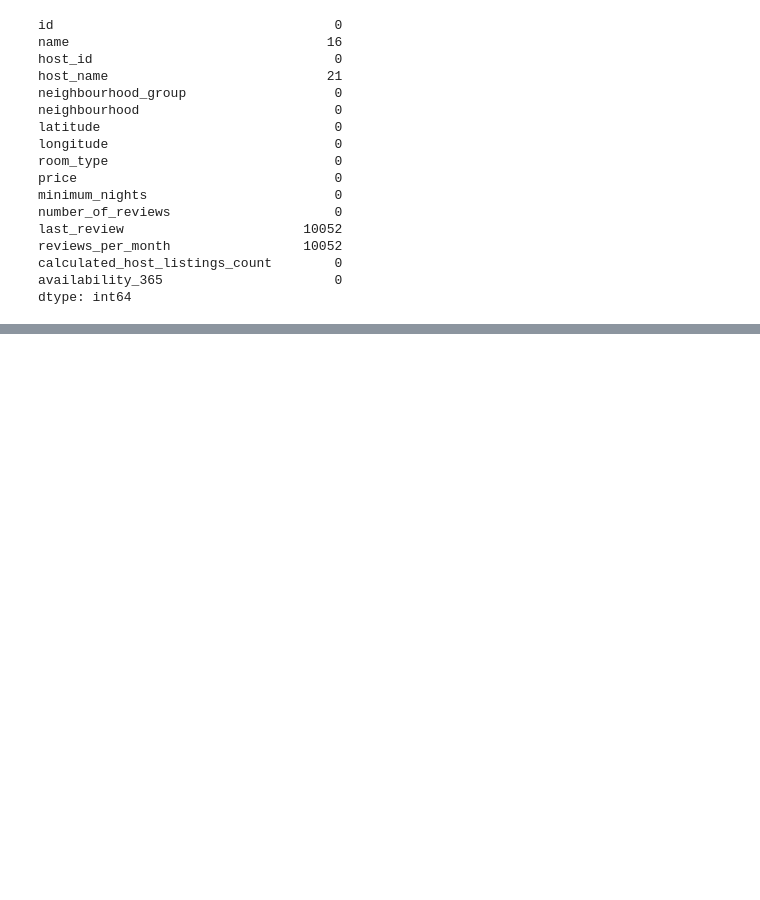
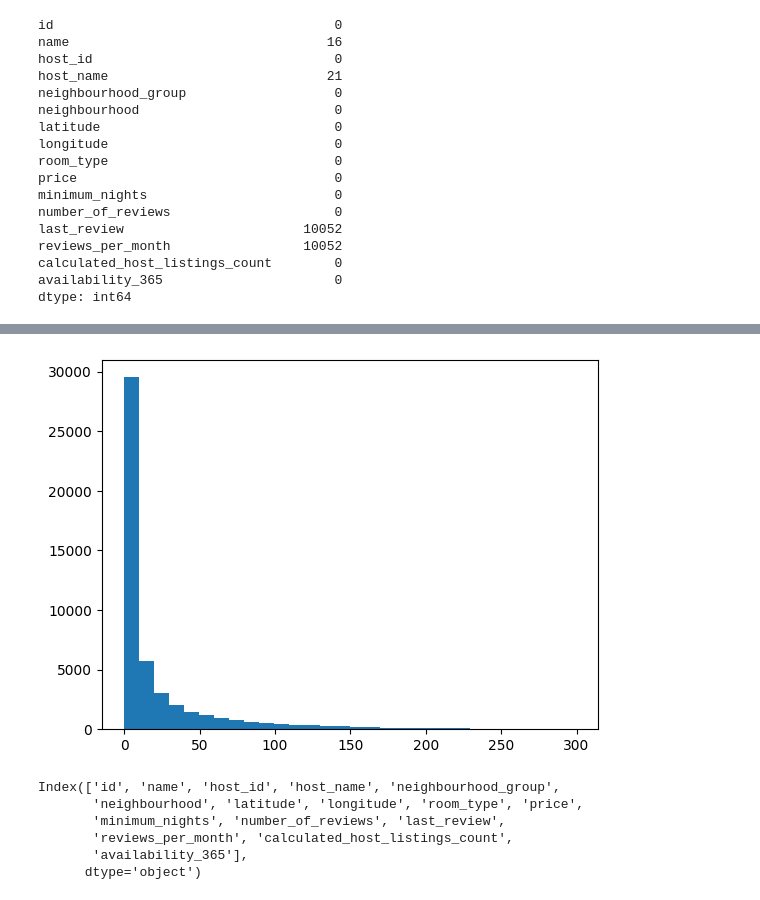
Before and after one commit to Gcango/Analise_da_BD_Imoveis_SOIMOVE, a Jupyter notebook: Analise_daBD_Imoveis.ipynb, the cells around one changed output, grey strips where cells are left out. Cells and saved outputs as stored; diff of their text form; code cells hidden in the pictures; blank space fills up the shorter version.

```diff
--- a/Analise_daBD_Imoveis.ipynb
+++ b/Analise_daBD_Imoveis.ipynb
@@ -107,0 +150,19 @@ dtype: int64
+# %%
+#e) - Qual é a Distribuição do numeros de Reviwes
+reviwes_a = dados.loc[:,'number_of_reviews'] < 300
+distr_reviwes = dados.loc[reviwes_a, 'number_of_reviews']
+
+plt.hist(distr_reviwes, bins=30);
+# %% [output]
+[figure, added]
+# %%
+#f) - Qual é o intervalo de variação do preço dos alugueis dos imóveis?
+
+dados.columns
+# %% [output]
+Index(['id', 'name', 'host_id', 'host_name', 'neighbourhood_group',
+       'neighbourhood', 'latitude', 'longitude', 'room_type', 'price',
+       'minimum_nights', 'number_of_reviews', 'last_review',
+       'reviews_per_month', 'calculated_host_listings_count',
+       'availability_365'],
+      dtype='object')
```
Also changed, not shown: parts of 7 cells of this notebook.
